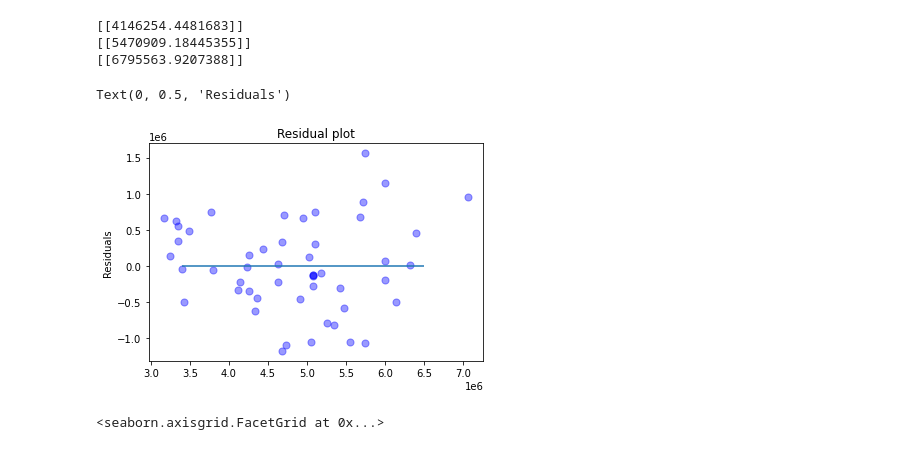
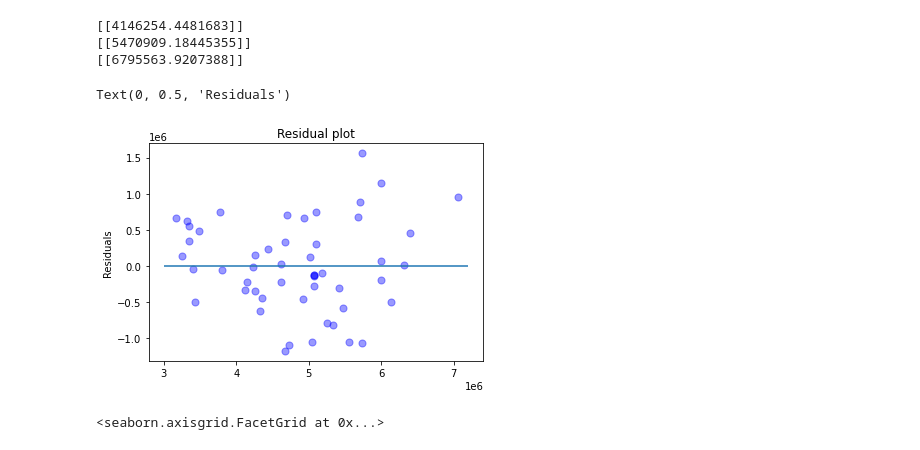
Before and after one commit to Jessica-Gilmsjoe/DIT406, a Jupyter notebook: assignment2-new.ipynb, the cells around one changed output. Saved outputs shown, nothing was run; the diff lists cells and outputs as text; code cells hidden in the pictures.

```diff
--- a/assignment2-new.ipynb
+++ b/assignment2-new.ipynb
@@ -69,7 +75,7 @@ outliers_ind
 Int64Index([5, 9, 24, 40, 45], dtype='int64')
 # %%
 # Remove indicies from data
-houses = houses.drop(houses.index[[outliers_ind]])
+houses = houses.drop(houses.index[outliers_ind])
 houses
 # %% [output]
 |  | ID | Living_area | Rooms | Land_size | Biarea | Age | Selling_price |
@@ -122,14 +131,14 @@ print(model.predict([[200]]))
 # %%
 # Residual plot new model
 pred_price = model.predict(houses[['Living_area']])
 residuals = pred_price - houses[['Selling_price']]
 plt.scatter(pred_price, residuals, c = 'b', s = 50, alpha = 0.4)
-plt.hlines(y = 0, xmin = 3400000, xmax = 6500000)
+plt.hlines(y = 0, xmin = 3000000, xmax = 7200000)
 plt.title('Residual plot')
 plt.ylabel('Residuals')
 # %% [output]
 Text(0, 0.5, 'Residuals')
-[figure, old version]
+[figure, new version]
 # %%
 # load iris data and create dataframe
 from sklearn.datasets import load_iris
```
Also changed, not shown: parts of 8 cells of this notebook.
